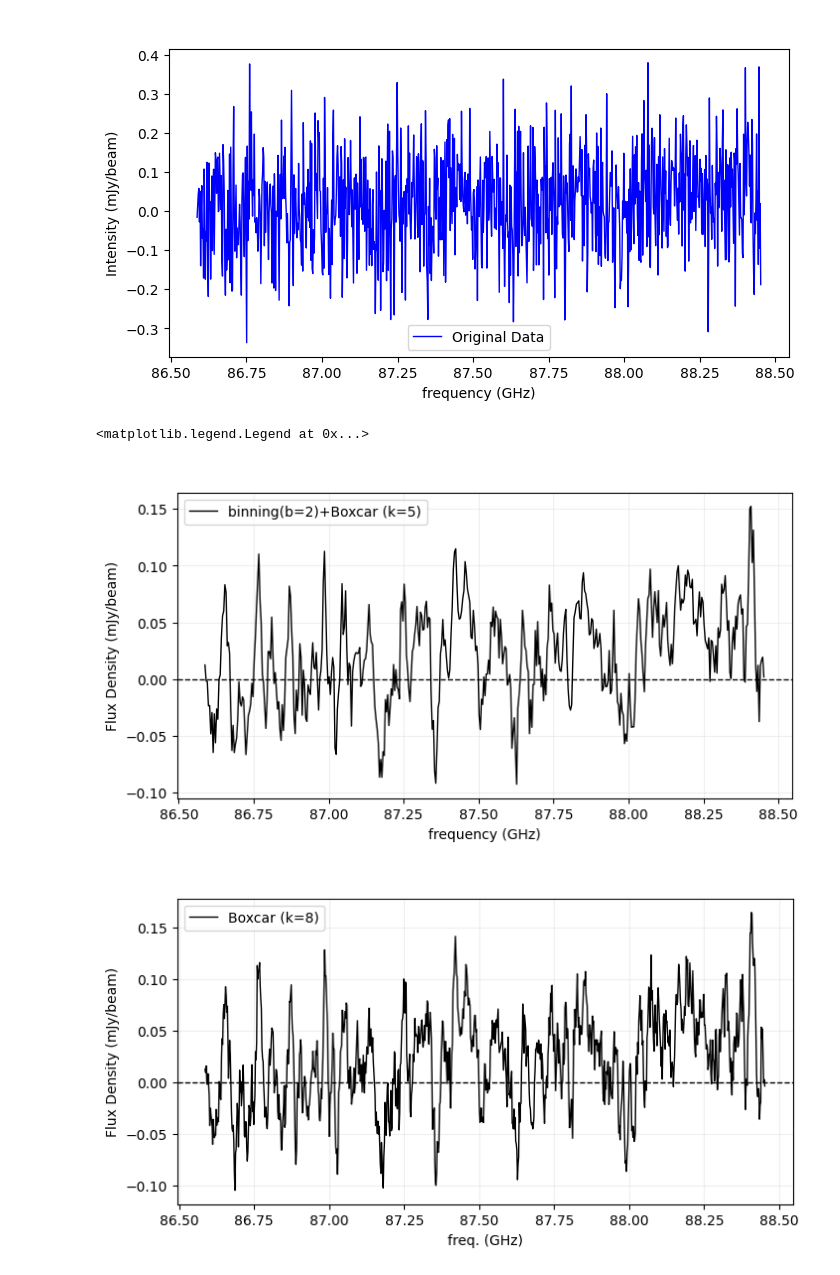
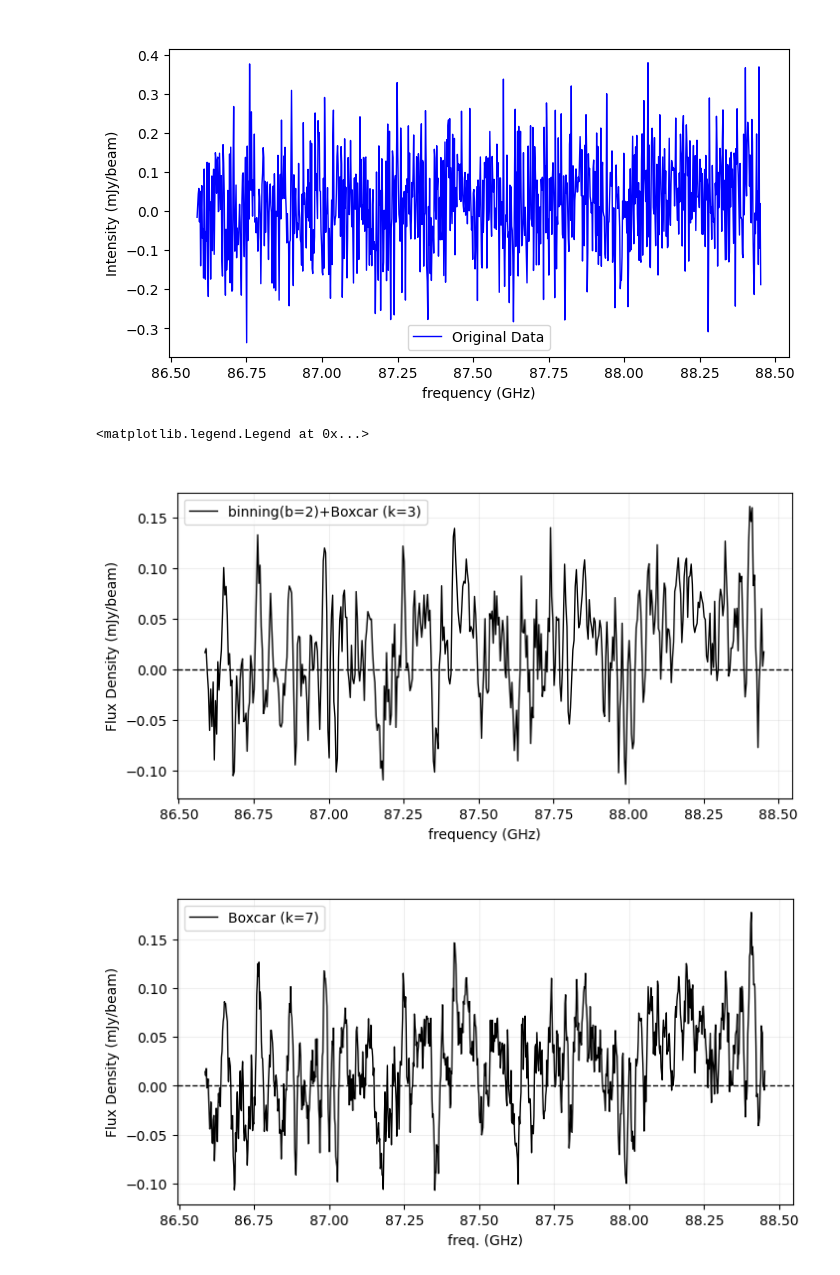
Before and after one commit to 000RF/spectral-line, a Jupyter notebook: SPT0027-50/spw 25/spw25.ipynb, the cells around one changed output. Saved outputs shown, nothing was run; the diff lists cells and outputs as text; code cells hidden in the pictures.

```diff
--- a/SPT0027-50/spw 25/spw25.ipynb
+++ b/SPT0027-50/spw 25/spw25.ipynb
@@ -52,43 +52,43 @@ plt.show()
 #if you need to binning + boxcar smoothing
 
 x_binned, y_binned = rebin_spectrum(x, y, bin_size=2)
-y_binned_boxcar = boxcar_smooth(y_binned, kernel_size=5)
+y_binned_boxcar = boxcar_smooth(y_binned, kernel_size=3)
 
 plt.figure(figsize=(8, 4))
-plt.plot(x_binned, y_binned_boxcar, color="black", linewidth=1, label="binning(b=2)+Boxcar (k=5)")
+plt.plot(x_binned, y_binned_boxcar, color="black", linewidth=1, label="binning(b=2)+Boxcar (k=3)")
 #for freq, label in my_lines:
 #    plt.axvline(freq, color="red", linestyle="-", alpha=0.6)
 #    plt.text(freq, max(y_binned_boxcar)*-0.1, label, rotation=90, color="red", fontsize=10, ha='right', va='top')
 plt.xlabel("frequency (GHz)")
 plt.ylabel("Flux Density (mJy/beam)")
 plt.title("    ")
 #plt.xlim(    ,     )
 #plt.ylim(    ,     )
 plt.axhline(0, color="black", linewidth=1, linestyle="--")
 plt.grid(True, alpha=0.2)
 plt.legend()
 
 
 
 
 #if you just need boxcar smoothing
 
-y_boxcar = boxcar_smooth(y, kernel_size=8)
+y_boxcar = boxcar_smooth(y, kernel_size=7)
 
 plt.figure(figsize=(8, 4))
-plt.plot(x, y_boxcar, color="black", linewidth=1, label="Boxcar (k=8)")
+plt.plot(x, y_boxcar, color="black", linewidth=1, label="Boxcar (k=7)")
 #for freq, label in my_lines:
 #    plt.axvline(freq, color="red", linestyle="-", alpha=0.6)
 #    plt.text(freq, max(y_boxcar)*-0.1, label, rotation=90, color="red", fontsize=10, ha='right', va='top')
 plt.xlabel("freq. (GHz)")
 plt.ylabel("Flux Density (mJy/beam)")
-plt.title("    ")
+plt.title("SPT0027-50 spw25")
 #plt.xlim(    ,     )
 #plt.ylim(    ,     )
 plt.axhline(0, color="black", linewidth=1, linestyle="--")
 plt.grid(True, alpha=0.2)
 plt.legend()
 # %% [output]
 <matplotlib.legend.Legend at 0x...>
-[figure, old version]
+[figure, new version]
-[figure, old version]
+[figure, new version]
```
Also changed, not shown: 10 other files.
